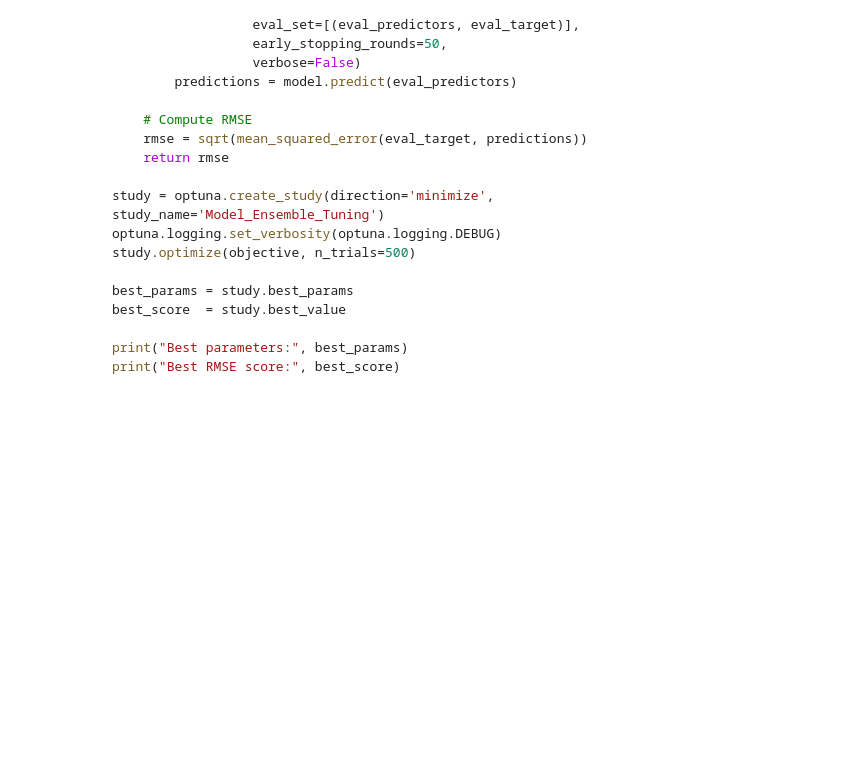
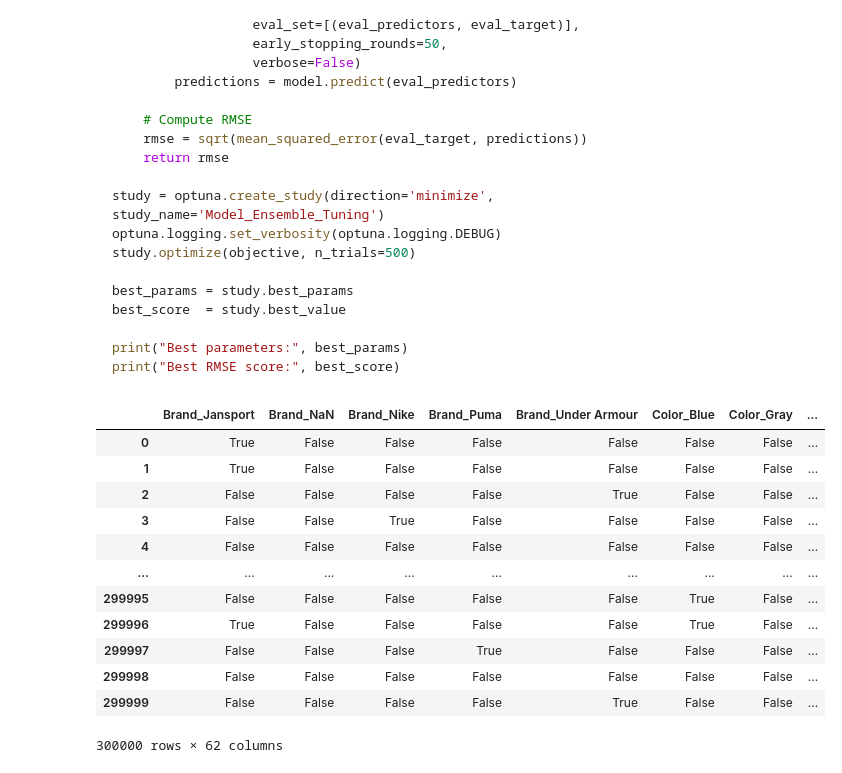
Before and after one commit to Oleksiy-Zhukov/Kaggle-Competitions, a Jupyter notebook: PS/S5E2/backpack-prediction-eda-baseline.ipynb, the cells around one changed output. Cells and saved outputs as stored; diff of their text form; code cells hidden in the pictures; blank space fills up the shorter version.

````diff
--- a/PS/S5E2/backpack-prediction-eda-baseline.ipynb
+++ b/PS/S5E2/backpack-prediction-eda-baseline.ipynb
@@ -966,6 +1013,22 @@ best_score  = study.best_value
 print("Best parameters:", best_params)
 print("Best RMSE score:", best_score)
 ```
+# %%
+X_train
+# %% [output]
+|  | Brand_Jansport | Brand_NaN | Brand_Nike | Brand_Puma | Brand_Under Armour | Color_Blue | Color_Gray | ... |
+| 0 | True | False | False | False | False | False | False | ... |
+| 1 | True | False | False | False | False | False | False | ... |
+| 2 | False | False | False | False | True | False | False | ... |
+| 3 | False | False | True | False | False | False | False | ... |
+| 4 | False | False | False | False | False | False | False | ... |
+| ... | ... | ... | ... | ... | ... | ... | ... | ... |
+| 299995 | False | False | False | False | False | True | False | ... |
+| 299996 | True | False | False | False | False | True | False | ... |
+| 299997 | False | False | False | True | False | False | False | ... |
+| 299998 | False | False | False | False | False | False | False | ... |
+| 299999 | False | False | False | False | True | False | False | ... |
+300000 rows × 62 columns
 # %%
 
 cats = ['Brand_Jansport','Brand_NaN', 'Brand_Nike',	'Brand_Puma', 'Brand_Under Armour', 'Color_Blue', 'Color_Gray',
````
Also changed, not shown: parts of 9 cells of this notebook.
